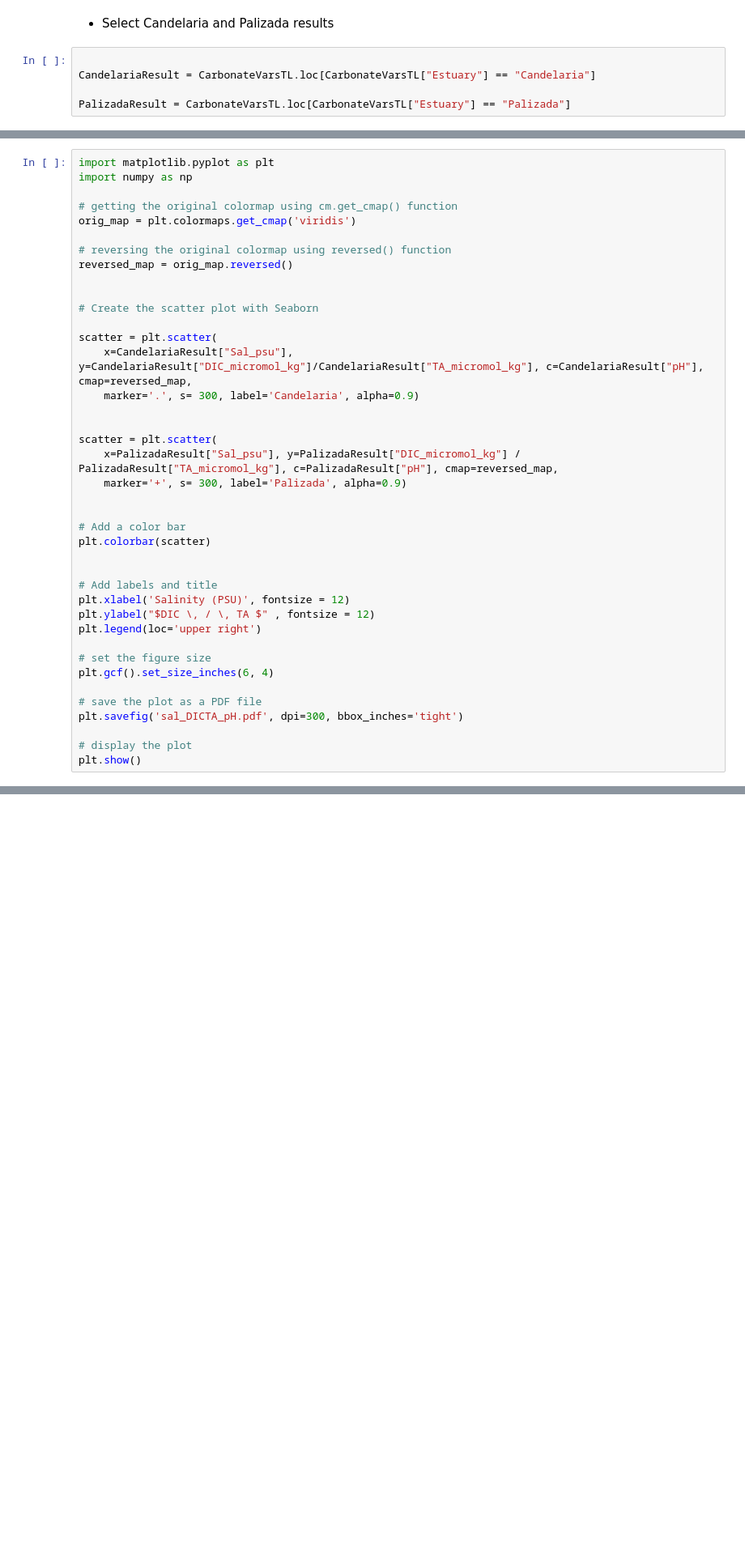
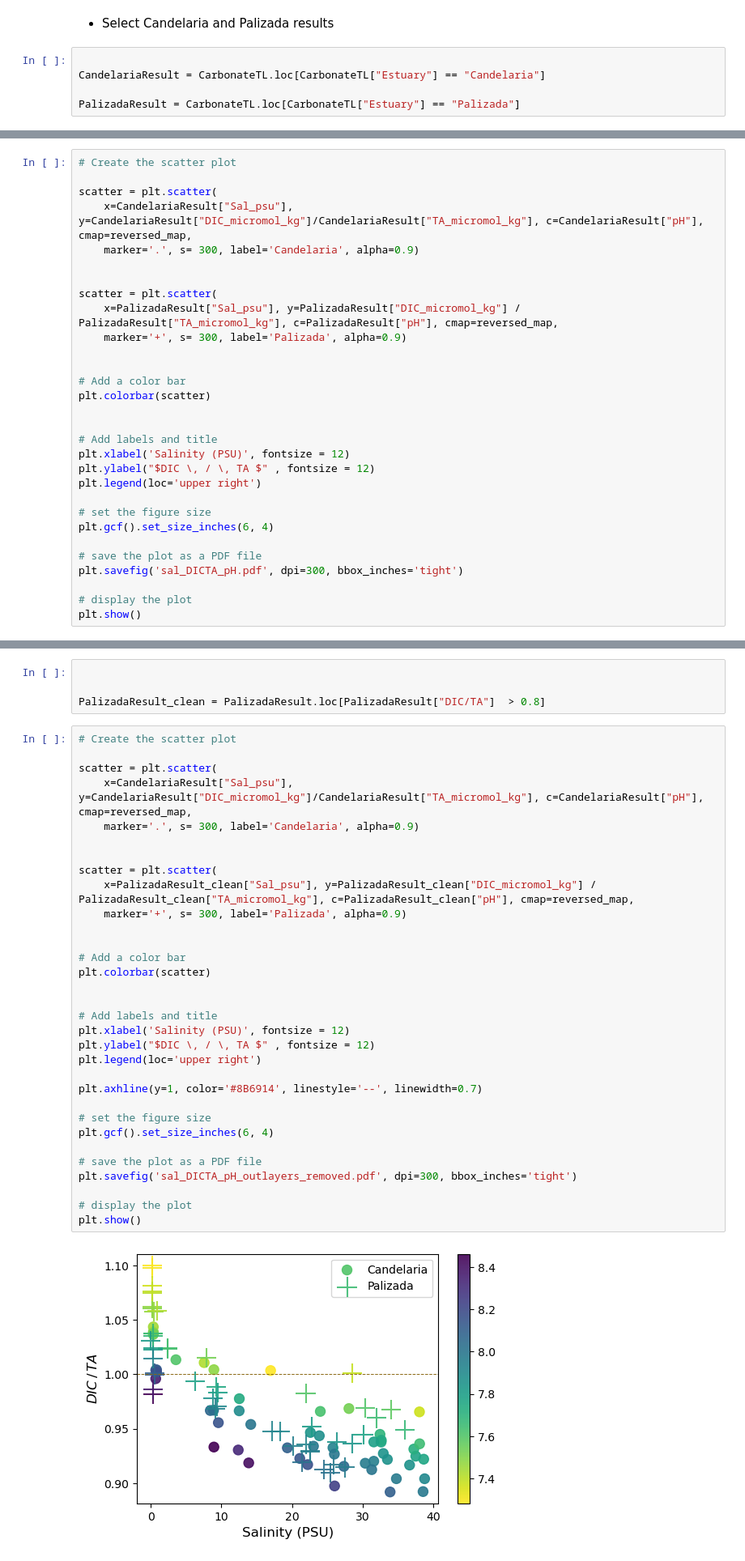
Before and after one commit to gilbertoCM/terminos_lagoon_carbonate, a Jupyter notebook: MartinezTrejo_etal_2023_pyco2sys.ipynb, the cells around one changed output, grey strips where cells are left out. Shown at 81% size. Drawn from its saved outputs; the diff is of its cells as text; blank space fills up the shorter version.

```diff
--- a/MartinezTrejo_etal_2023_pyco2sys.ipynb
+++ b/MartinezTrejo_etal_2023_pyco2sys.ipynb
@@ -64,7 +68,7 @@ CarbonateVarsTL = pd.concat([myCO2data, myVars], axis=1)
 - Select Candelaria and Palizada results
 # %%
 
-CandelariaResult = CarbonateVarsTL.loc[CarbonateVarsTL["Estuary"] == "Candelaria"]
+CandelariaResult = CarbonateTL.loc[CarbonateTL["Estuary"] == "Candelaria"]
 
-PalizadaResult = CarbonateVarsTL.loc[CarbonateVarsTL["Estuary"] == "Palizada"]
+PalizadaResult = CarbonateTL.loc[CarbonateTL["Estuary"] == "Palizada"]
 # %% [markdown]
@@ -114,15 +120,5 @@ plt.show()
 # %%
-import matplotlib.pyplot as plt
-import numpy as np
-
-# getting the original colormap using cm.get_cmap() function
-orig_map = plt.colormaps.get_cmap('viridis')
-
-# reversing the original colormap using reversed() function
-reversed_map = orig_map.reversed()
-
-
-# Create the scatter plot with Seaborn
+# Create the scatter plot
 
 scatter = plt.scatter(
     x=CandelariaResult["Sal_psu"], y=CandelariaResult["DIC_micromol_kg"]/CandelariaResult["TA_micromol_kg"], c=CandelariaResult["pH"], cmap=reversed_map,
@@ -156,3 +154,41 @@ plt.show()
+# %%
+
+
+PalizadaResult_clean = PalizadaResult.loc[PalizadaResult["DIC/TA"]  > 0.8]
+# %%
+# Create the scatter plot
+
+scatter = plt.scatter(
+    x=CandelariaResult["Sal_psu"], y=CandelariaResult["DIC_micromol_kg"]/CandelariaResult["TA_micromol_kg"], c=CandelariaResult["pH"], cmap=reversed_map,
+    marker='.', s= 300, label='Candelaria', alpha=0.9)
+
+
+scatter = plt.scatter(
+    x=PalizadaResult_clean["Sal_psu"], y=PalizadaResult_clean["DIC_micromol_kg"] / PalizadaResult_clean["TA_micromol_kg"], c=PalizadaResult_clean["pH"], cmap=reversed_map,
+    marker='+', s= 300, label='Palizada', alpha=0.9)
+
+
+# Add a color bar
+plt.colorbar(scatter)
+
+
+# Add labels and title
+plt.xlabel('Salinity (PSU)', fontsize = 12)
+plt.ylabel("$DIC \, / \, TA $" , fontsize = 12)
+plt.legend(loc='upper right')
+
+plt.axhline(y=1, color='#8B6914', linestyle='--', linewidth=0.7)
+
+# set the figure size
+plt.gcf().set_size_inches(6, 4)
+
+# save the plot as a PDF file
+plt.savefig('sal_DICTA_pH_outlayers_removed.pdf', dpi=300, bbox_inches='tight')
+
+# display the plot
+plt.show()
+# %% [output]
+[figure, added]
 # %% [markdown]
 # References
 - Humphreys, M. P., Lewis, E. R., Sharp, J. D., & Pierrot, D. (2022). PyCO2SYS v1.8: Marine carbonate system calculations in Python. Geoscientific Model Development, 15(1), 15–43. https://doi.org/10.5194/gmd-15-15-2022
```
Also changed, not shown: parts of 11 cells of this notebook, 1 other file.
